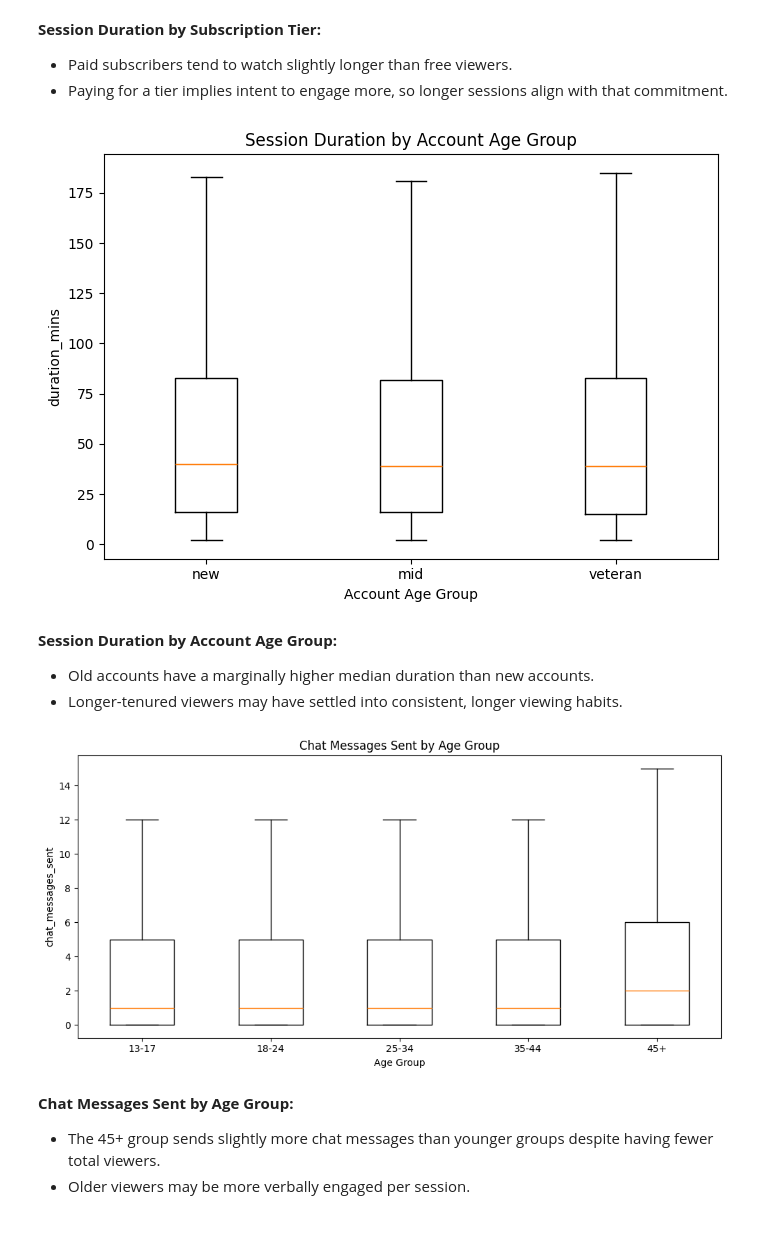
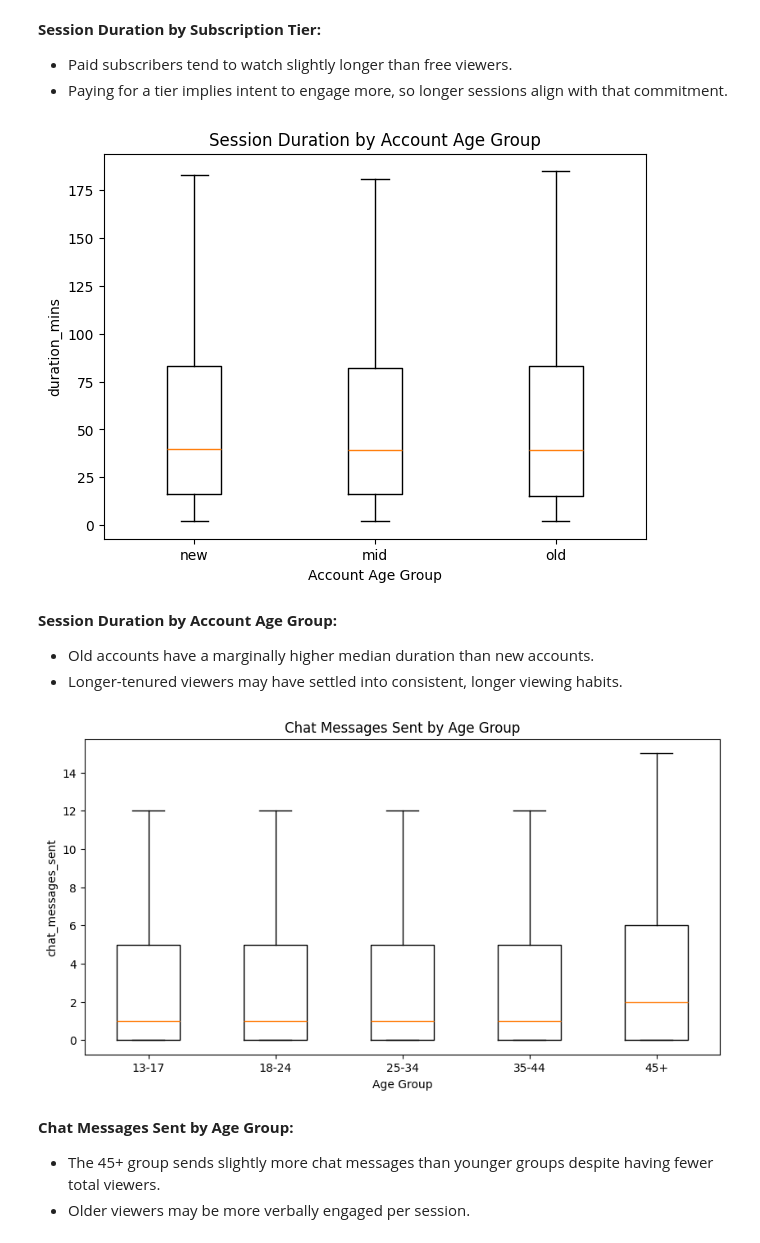
Before and after one commit to ChristianSantos2671/Santos_Christian_A01, a Jupyter notebook: iat461_a1_cs.ipynb, the cells around one changed output. Cells and saved outputs as stored; diff of their text form; code cells hidden in the pictures.

```diff
--- a/iat461_a1_cs.ipynb
+++ b/iat461_a1_cs.ipynb
@@ -1534,7 +1568,7 @@ Name: count, dtype: int64
 ### Viewing Behaviour Boxplots
 # %%
 df_vb_seg = df_sessions.merge(
-    df_viewers[["viewer_id", "age_group_cleaned", "tier_group", "account_age_group"]],
+    df_viewers[["viewer_id", "age_group_cleaned", "subscription_tier_cleaned", "tier_group", "account_age_group"]],
     on="viewer_id"
 )
 # %% [markdown]
@@ -1574,33 +1606,31 @@ plt.show()
 - Paying for a tier implies intent to engage more, so longer sessions align with that commitment.
 # %%
 acct_order = ["new", "mid", "old"]
-data_by_acct = [df_seg[df_seg["account_age_group"] == g]["duration_mins"].dropna() for g in acct_order]
+data_by_acct = [df_vb_seg[df_vb_seg["account_age_group"] == g]["duration_mins"].dropna() for g in acct_order]
 
 fig, ax = plt.subplots(figsize=(7, 5))
 ax.boxplot(data_by_acct, labels=acct_order, showfliers=False)
 ax.set_title("Session Duration by Account Age Group")
 ax.set_xlabel("Account Age Group")
 ax.set_ylabel("duration_mins")
-plt.tight_layout()
 plt.show()
 # %% [output]
-[figure, old version]
+[figure, new version]
 # %% [markdown]
 **Session Duration by Account Age Group:**
 - Old accounts have a marginally higher median duration than new accounts.
 - Longer-tenured viewers may have settled into consistent, longer viewing habits.
 # %%
-data_chat_age = [df_seg[df_seg["age_group_cleaned"] == g]["chat_messages_sent"].dropna() for g in age_order]
+data_chat_age = [df_vb_seg[df_vb_seg["age_group_cleaned"] == g]["chat_messages_sent"].dropna() for g in age_order]
 
 fig, ax = plt.subplots(figsize=(10, 5))
 ax.boxplot(data_chat_age, labels=age_order, showfliers=False)
 ax.set_title("Chat Messages Sent by Age Group")
 ax.set_xlabel("Age Group")
 ax.set_ylabel("chat_messages_sent")
-plt.tight_layout()
 plt.show()
 # %% [output]
-[figure, old version]
+[figure, new version]
 # %% [markdown]
 **Chat Messages Sent by Age Group:**
 - The 45+ group sends slightly more chat messages than younger groups despite having fewer total viewers.
```
Also changed, not shown: parts of 36 cells of this notebook.
